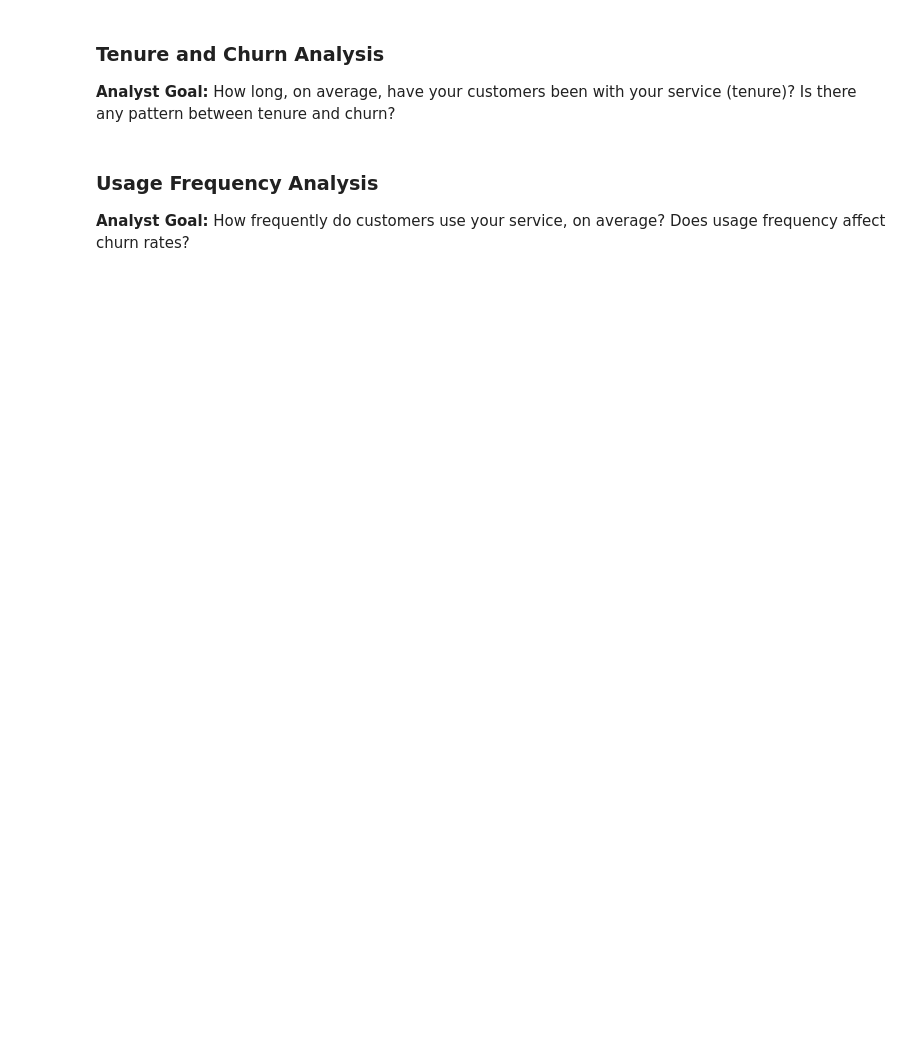
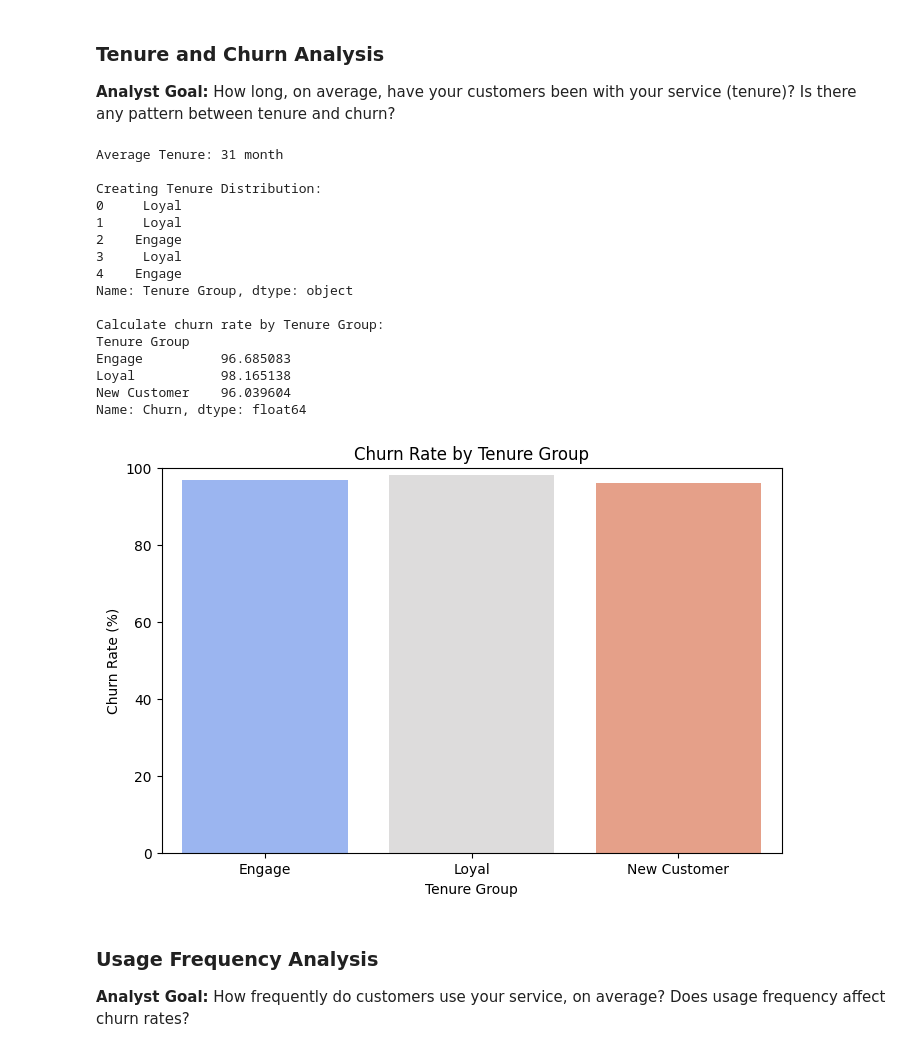
Before and after one commit to PunleuTY/Customer_Churn_Analysis, a Jupyter notebook: features_analysis/main.ipynb, the cells around one changed output. Saved outputs shown, nothing was run; the diff lists cells and outputs as text; code cells hidden in the pictures; blank space fills up the shorter version.

```diff
--- a/features_analysis/main.ipynb
+++ b/features_analysis/main.ipynb
@@ -34,6 +98,27 @@ import numpy as np
 # %% [markdown]
 ### Tenure and Churn Analysis
 **Analyst Goal:** How long, on average, have your customers been with your service (tenure)? Is there any pattern between tenure and churn?
+# %%
+tenure_analysis_obj = TenureAnalysis(data_path_500)
+tenure_analysis_obj.perform_analysis()
+# %% [output]
+Average Tenure: 31 month
+
+Creating Tenure Distribution:
+0     Loyal
+1     Loyal
+2    Engage
+3     Loyal
+4    Engage
+Name: Tenure Group, dtype: object
+
+Calculate churn rate by Tenure Group:
+Tenure Group
+Engage          96.685083
+Loyal           98.165138
+New Customer    96.039604
+Name: Churn, dtype: float64
+[figure, added]
 # %% [markdown]
 ### Usage Frequency Analysis
 **Analyst Goal:** How frequently do customers use your service, on average? Does usage frequency affect churn rates?
```
Also changed, not shown: parts of 17 cells of this notebook, 8 other files.
